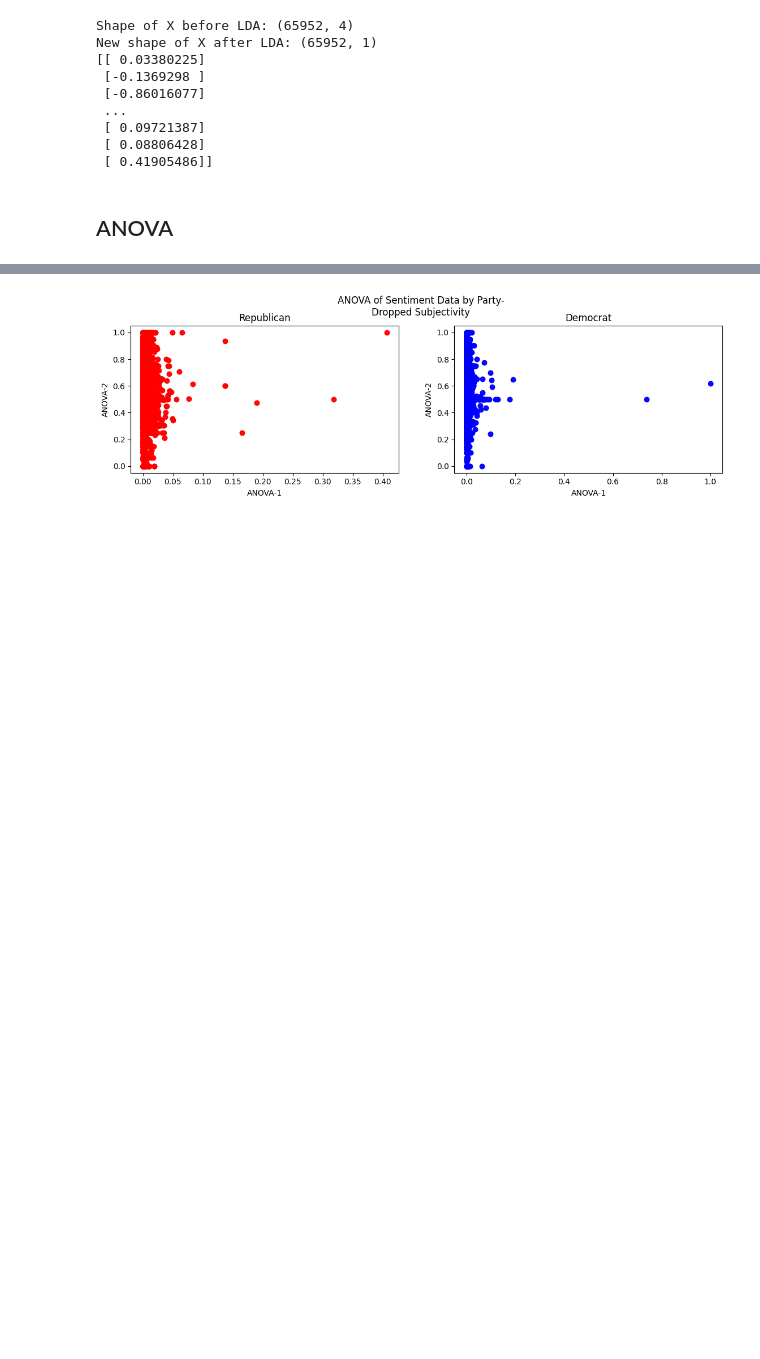
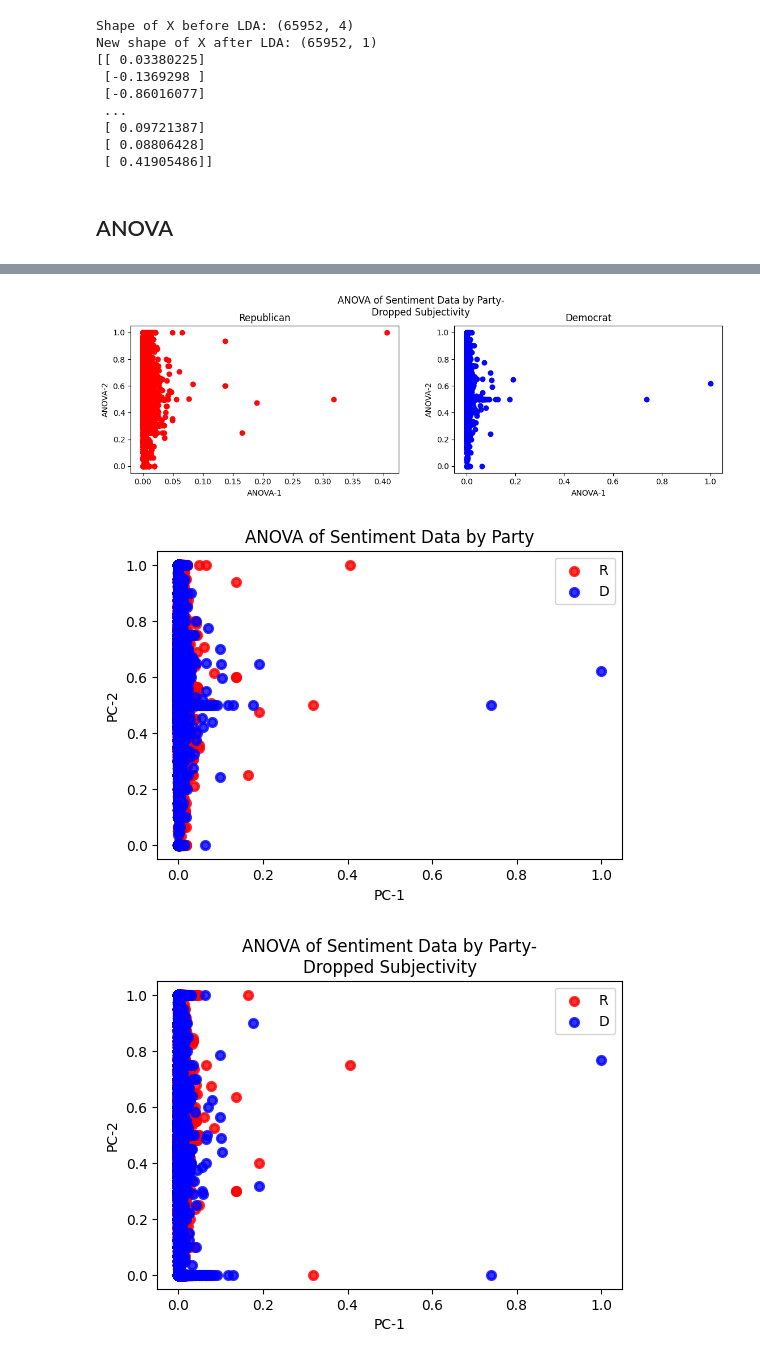
Before and after one commit to DevinPatel1/twitter-political-party-classifier, a Jupyter notebook: dimension_reduction.ipynb, the cells around one changed output, grey strips where cells are left out. Drawn from its saved outputs; the diff is of its cells as text; code cells hidden in the pictures; blank space fills up the shorter version.

Commit message:
Added overlayed ANOVA plots

```diff
--- a/dimension_reduction.ipynb
+++ b/dimension_reduction.ipynb
@@ -249,30 +249,55 @@ def plot_separate_ANOVA_features(X, y, feature1, feature2, title="Default Title"
     fig.tight_layout(pad=4.0)
     plt.suptitle(title)
     ax[0].set_title("Republican")
     ax[1].set_title("Democrat")
     ax[0].set_xlabel("ANOVA-1")
     ax[0].set_ylabel("ANOVA-2")
     ax[1].set_xlabel("ANOVA-1")
     ax[1].set_ylabel("ANOVA-2")
     party_colors = ['r', 'b']
     lw = 1
 
     for color, party, target_name in zip(party_colors, [i for i in range(len(party_gth_labels))], party_gth_labels):
         ax[0].scatter(X[y==0, feature1], # X-axis
                     X[y==0, feature2], # Y-axis
                     color=party_colors[0], alpha=.8, lw=lw, label=target_name)
         ax[1].scatter(X[y==1, feature1], # X-axis
                     X[y==1, feature2], # Y-axis
                     color=party_colors[1], alpha=.8, lw=lw, label=target_name)
 
     exportFig(outfile)
 
     plt.show()
 
 plot_separate_ANOVA_features(X_r3, party_gth_df['Party'], feature1=1, feature2=2, title="ANOVA of Sentiment Data by Party", outfile="ANOVA-Party.png")
 plot_separate_ANOVA_features(X_r3_subject, party_gth_df['Party'], feature1=1, feature2=2, title="ANOVA of Sentiment Data by Party-\nDropped Polarity", outfile="ANOVA-Subject-Party.png")
 plot_separate_ANOVA_features(X_r3_polar, party_gth_df['Party'], feature1=1, feature2=2, title="ANOVA of Sentiment Data by Party-\nDropped Subjectivity", outfile="ANOVA-Polar-Party.png")
+
+
+# Plot two PC's overlayed with Party affiliation
+def plot_separate_ANOVA_features(X, y, feature1, feature2, title="Default Title", outfile="outfile.png"):
+    plt.figure(figsize=(6,4))
+    plt.title(title)
+    plt.xlabel("PC-1")
+    plt.ylabel("PC-2")
+    party_colors = ['r', 'b']
+    lw = 2
+
+    for color, party, target_name in zip(party_colors, [i for i in range(len(party_gth_labels))], party_gth_labels):
+        plt.scatter(X[y==party,feature1], # X-axis
+                    X[y==party,feature2], # Y-axis
+                    color=color, alpha=.8, lw=lw, label=target_name)
+    plt.legend(loc='best', shadow=False, scatterpoints=1)
+
+    exportFig(outfile)
+    plt.show()
+
+plot_separate_ANOVA_features(X_r3, party_gth_df['Party'], 1, 2, title="ANOVA of Sentiment Data by Party", outfile=r"ANOVA-overlayed.png")
+plot_separate_ANOVA_features(X_r3_subject, party_gth_df['Party'], 1, 2, title="ANOVA of Sentiment Data by Party-\nDropped Subjectivity", outfile=r"ANOVA-Subject-overlayed.png")
+plot_separate_ANOVA_features(X_r3_polar, party_gth_df['Party'], 1, 2, title="ANOVA of Sentiment Data by Party-\nDropped Polarity", outfile=r"ANOVA-Polar-overlayed.png")
 # %% [output]
 [figure]
 [figure]
 [figure]
+[figure, added]
+[figure, added]
```
Also changed, not shown: parts of 1 cell of this notebook, 6 other files.
